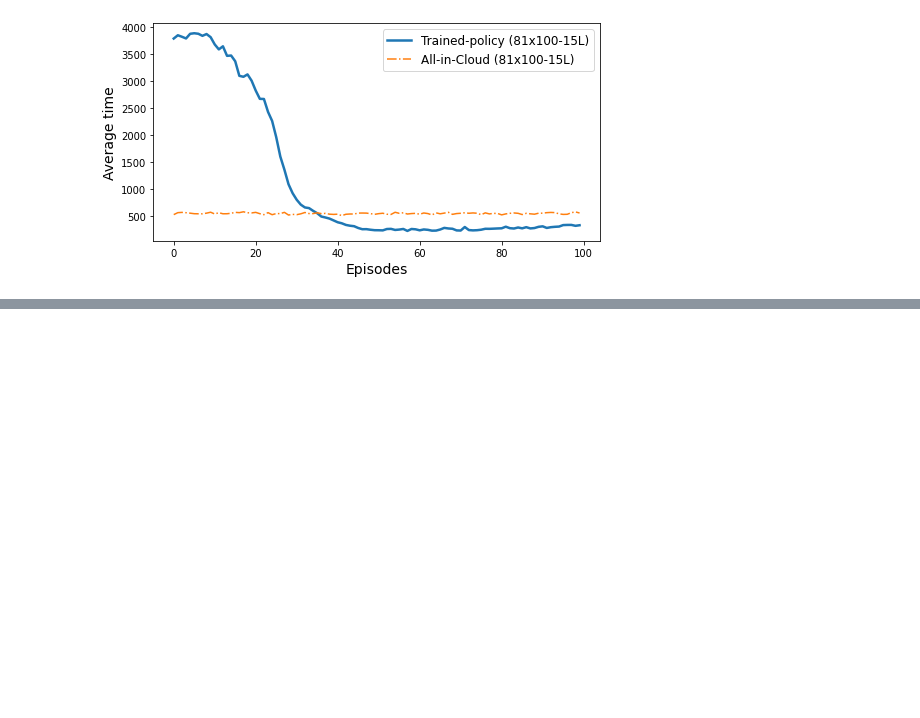
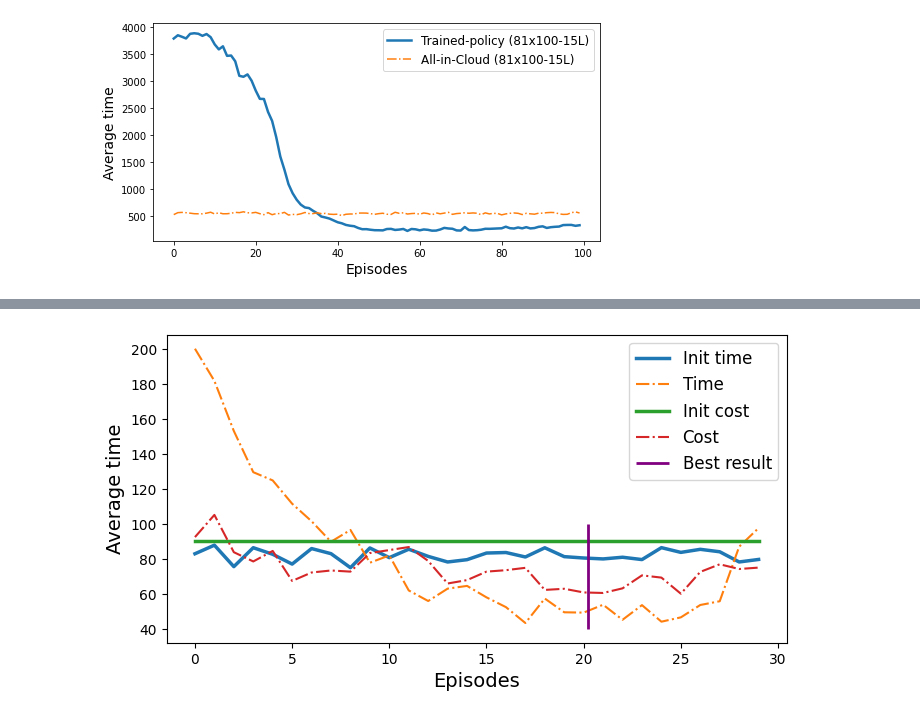
Before and after one commit to acsicuib/DRL-AC-Allocation, a Jupyter notebook: notebook_plot_log_alloc.ipynb, the cells around one changed output, grey strips where cells are left out. Saved outputs shown, nothing was run; the diff lists cells and outputs as text; code cells hidden in the pictures; blank space fills up the shorter version.

```diff
--- a/notebook_plot_log_alloc.ipynb
+++ b/notebook_plot_log_alloc.ipynb
@@ -353,3 +433,8 @@ plt.savefig("images/rewardstime_81_100_L15.pdf",dpi=300,bbox_inches = 'tight')
 plt.show()
 # %% [output]
 [figure]
+# %%
+train_log  = pd.read_pickle('logs/log_ppo_'  + str(configs.name) + "_" + str(configs.n_jobs) + '_' + str(configs.n_devices)+'.pkl', 'infer')
+# %%
+train_log = np.array(train_log)
+train_log[:5]
@@ -355,0 +452,26 @@ plt.show()
+# %%
+reward = train_log[:,1]
+initTime = train_log[:,4]
+Time = train_log[:,5]
+initCost = train_log[:,6]
+Cost = train_log[:,7]
+meanV = train_log[:,2]
+# %%
+fig, ax = plt.subplots(figsize=(8,4))
+ax.plot(initTime,linewidth=2.5,label="Init time")
+ax.plot(Time,linestyle="-.",label="Time")
+
+ax.plot(initCost,linewidth=2.5,label="Init cost")
+ax.plot(Cost,linestyle="-.",label="Cost")
+
+vx = meanV.min()
+ax.vlines(x=vx, ymin=40, ymax=100, colors='purple', ls='-', lw=2, label='Best result')
+# plt.legend(title='Allocations',fontsize=14)
+plt.legend(fontsize=12)
+# plt.title('Job times',fontsize=16)
+plt.xlabel('Episodes', fontsize=14)
+plt.ylabel('Average time', fontsize=14)
+# plt.savefig("images/rewardstime_99-999_9.pdf",dpi=300,bbox_inches = 'tight')
+plt.show()
+# %% [output]
+[figure, added]
```
Also changed, not shown: parts of 22 cells of this notebook, 20 other files.
